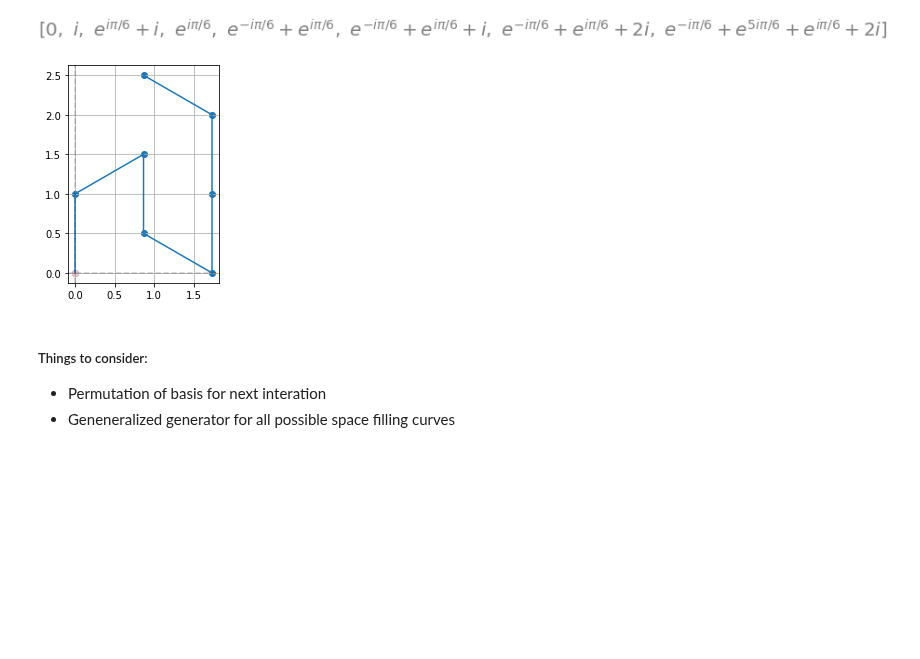
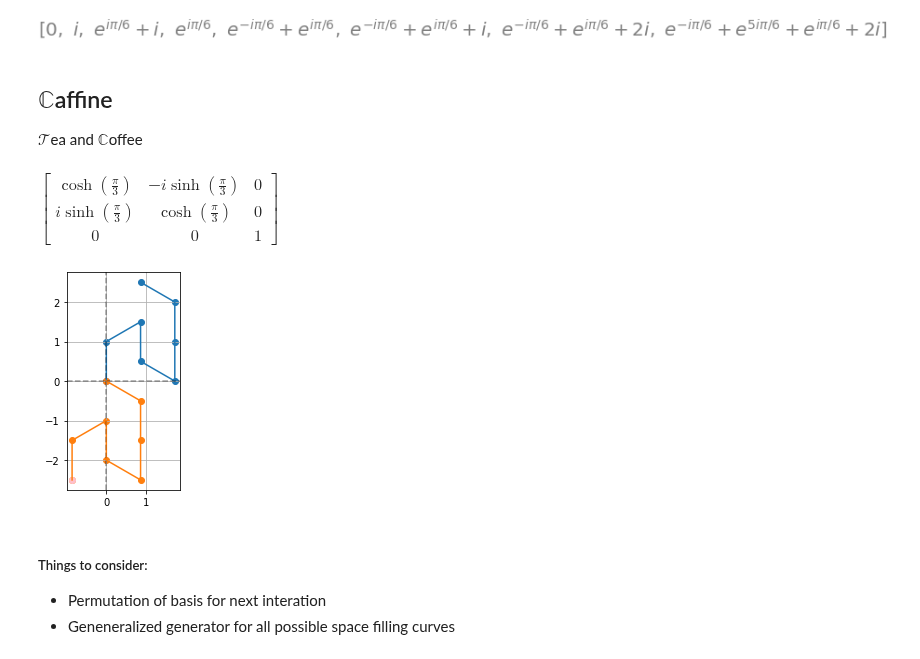
Before and after one commit to fractalclockwork/Math725, a Jupyter notebook: Projects/Space_Filling_Curves.ipynb, the cells around one changed output. Saved outputs shown, nothing was run; the diff lists cells and outputs as text; code cells hidden in the pictures; blank space fills up the shorter version.

```diff
--- a/Projects/Space_Filling_Curves.ipynb
+++ b/Projects/Space_Filling_Curves.ipynb
@@ -187,11 +197,27 @@ p = [p0, p1, p2, p3, p4, p5, p6, p7]
 p
 # %% [output]
 [figure]
-# %%
-P=Matrix([[sym.re(pp), sym.im(pp)]for pp in p]).T
-m_plot(P)
-# %% [output]
-[figure, removed]
+# %% [markdown]
+## $\mathbb{C}$affine
+$\mathcal{T}$ea and $\mathbb{C}$offee
+# %%
+G=Matrix([[sym.re(pp), sym.im(pp)]for pp in p]).T  #map to R
+G = G.col_join(sym.ones(1,G.shape[1])) # C+affine
+T_0 = Matrix([
+    [1,0,-sym.re(p7)],
+    [0,1,-sym.im(p7)],
+    [0,0,1]])
+ROT = lambda theta: Matrix([
+    [sym.cos(theta),-sym.sin(theta),0],
+    [sym.sin(theta), sym.cos(theta),0],
+    [0,0,1]])
+m_plot(G)
+m_plot(T_0*G)
+ROT(z) # ought to have kept this complex, ask Arek about C+affine
+# Arek notice how the rotation has caused the real number to move in to imagine space
+# %% [output]
+$\displaystyle \left[\begin{matrix}\cosh{\left(\frac{\pi}{3} \right)} & - i \sinh{\left(\frac{\pi}{3} \right)} & 0\\i \sinh{\left(\frac{\pi}{3} \right)} & \cosh{\left(\frac{\pi}{3} \right)} & 0\\0 & 0 & 1\end{matrix}\right]$
+[figure, added]
 # %% [markdown]
 ##### Things to consider:
  * Permutation of basis for next interation
```
Also changed, not shown: parts of 10 cells of this notebook.
